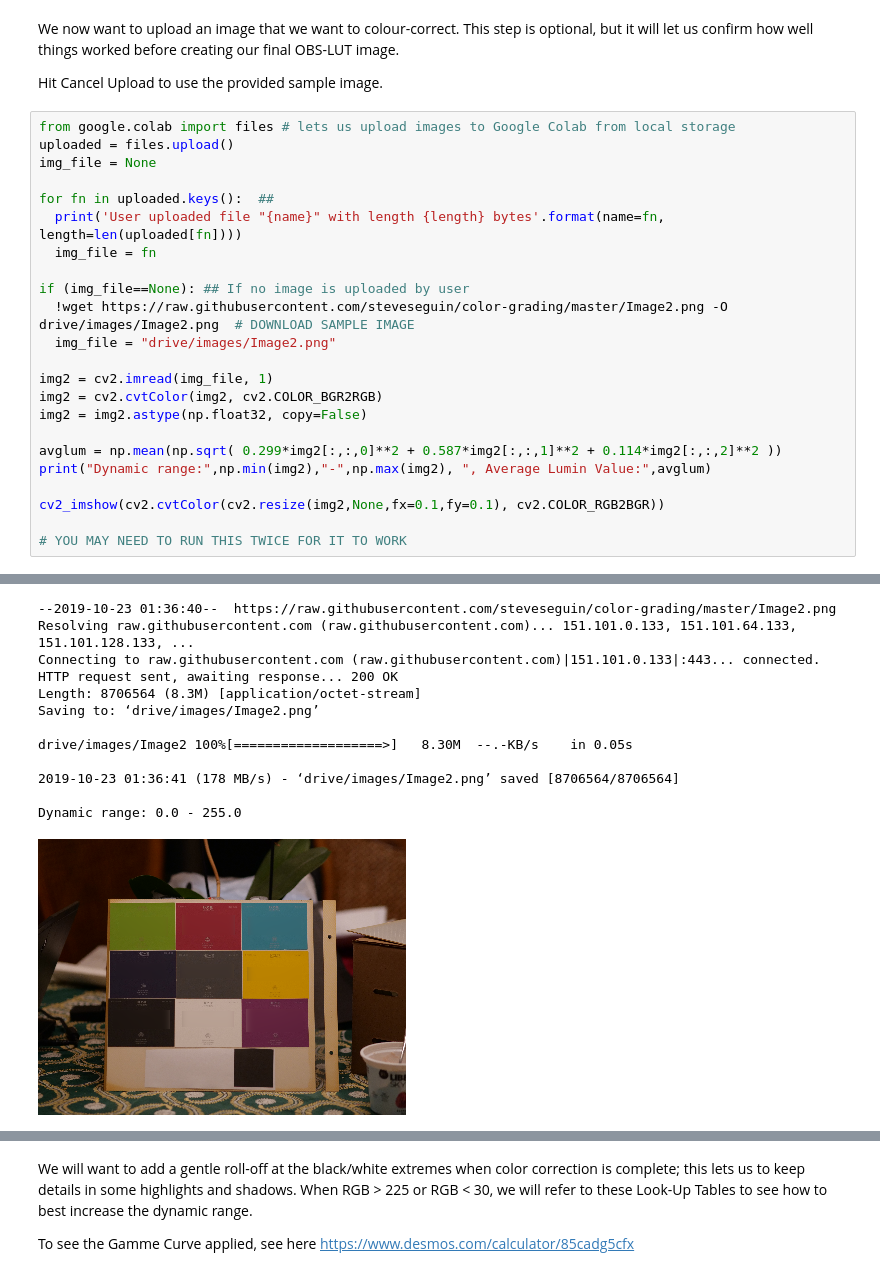
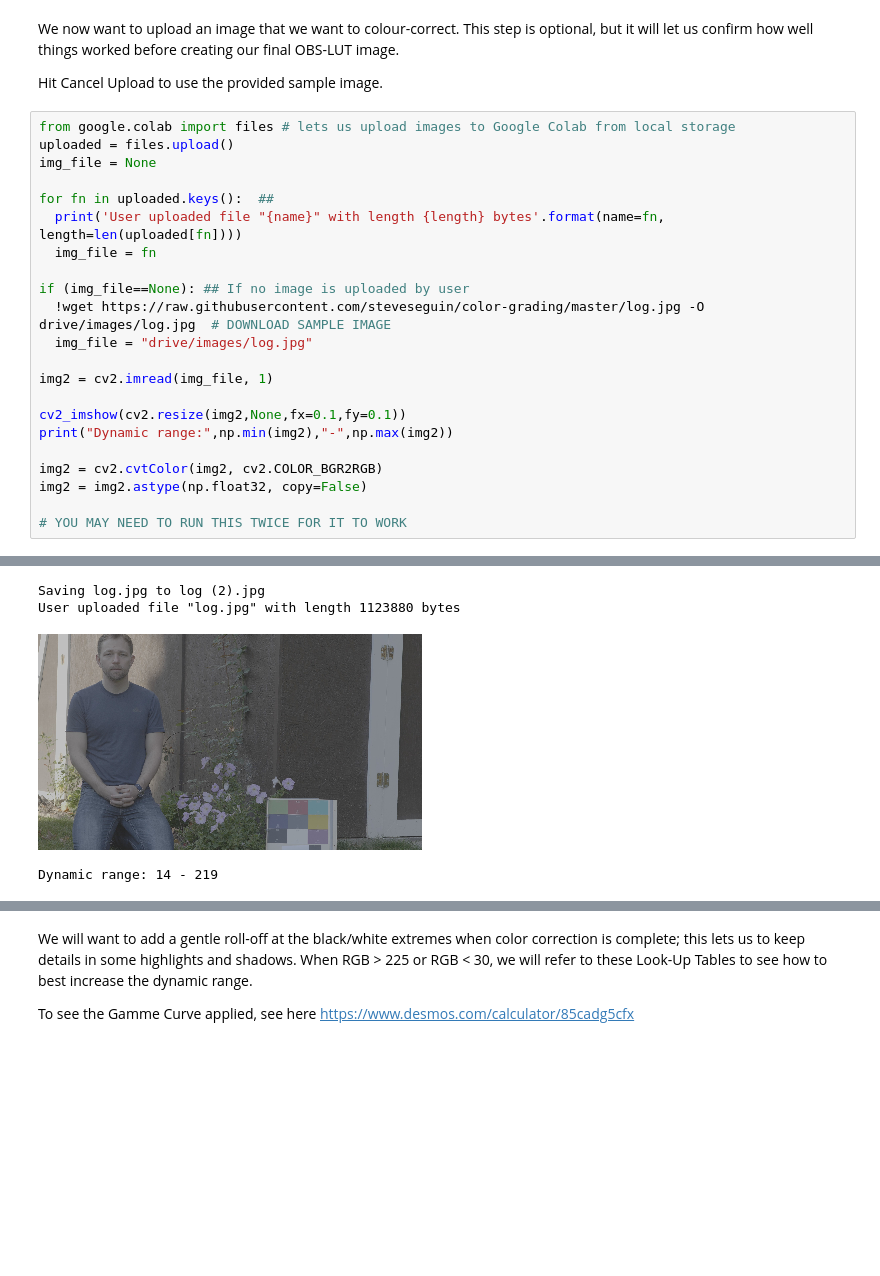
Before and after one commit to steveseguin/color-grading, a Jupyter notebook: colab.ipynb, the cells around one changed output, grey strips where cells are left out. Drawn from its saved outputs; the diff is of its cells as text; blank space fills up the shorter version.

```diff
--- a/colab.ipynb
+++ b/colab.ipynb
@@ -157,39 +157,29 @@ Hit Cancel Upload to use the provided sample image.
 # %%
 from google.colab import files # lets us upload images to Google Colab from local storage
 uploaded = files.upload()
 img_file = None
 
 for fn in uploaded.keys():  ##
   print('User uploaded file "{name}" with length {length} bytes'.format(name=fn, length=len(uploaded[fn])))
   img_file = fn
 
 if (img_file==None): ## If no image is uploaded by user
-  !wget https://raw.githubusercontent.com/steveseguin/color-grading/master/Image2.png -O drive/images/Image2.png  # DOWNLOAD SAMPLE IMAGE
-  img_file = "drive/images/Image2.png"
+  !wget https://raw.githubusercontent.com/steveseguin/color-grading/master/log.jpg -O drive/images/log.jpg  # DOWNLOAD SAMPLE IMAGE
+  img_file = "drive/images/log.jpg"
 
 img2 = cv2.imread(img_file, 1)
+
+cv2_imshow(cv2.resize(img2,None,fx=0.1,fy=0.1))
+print("Dynamic range:",np.min(img2),"-",np.max(img2))
+
 img2 = cv2.cvtColor(img2, cv2.COLOR_BGR2RGB)
 img2 = img2.astype(np.float32, copy=False)
 
-avglum = np.mean(np.sqrt( 0.299*img2[:,:,0]**2 + 0.587*img2[:,:,1]**2 + 0.114*img2[:,:,2]**2 ))
-print("Dynamic range:",np.min(img2),"-",np.max(img2), ", Average Lumin Value:",avglum)
-
-cv2_imshow(cv2.cvtColor(cv2.resize(img2,None,fx=0.1,fy=0.1), cv2.COLOR_RGB2BGR))
-
 # YOU MAY NEED TO RUN THIS TWICE FOR IT TO WORK
 # %% [output]
 [interactive output not drawn]
---2019-10-23 01:36:40--  https://raw.githubusercontent.com/steveseguin/color-grading/master/Image2.png
-Resolving raw.githubusercontent.com (raw.githubusercontent.com)... 151.101.0.133, 151.101.64.133, 151.101.128.133, ...
-Connecting to raw.githubusercontent.com (raw.githubusercontent.com)|151.101.0.133|:443... connected.
-HTTP request sent, awaiting response... 200 OK
-Length: 8706564 (8.3M) [application/octet-stream]
-Saving to: ‘drive/images/Image2.png’
-
-drive/images/Image2 100%[===================>]   8.30M  --.-KB/s    in 0.05s
-
-2019-10-23 01:36:41 (178 MB/s) - ‘drive/images/Image2.png’ saved [8706564/8706564]
-
-Dynamic range: 0.0 - 255.0
+Saving log.jpg to log (2).jpg
+User uploaded file "log.jpg" with length 1123880 bytes
-[figure, old version]
+[figure, new version]
+Dynamic range: 14 - 219
 # %%
```
Also changed, not shown: parts of 14 cells of this notebook.
